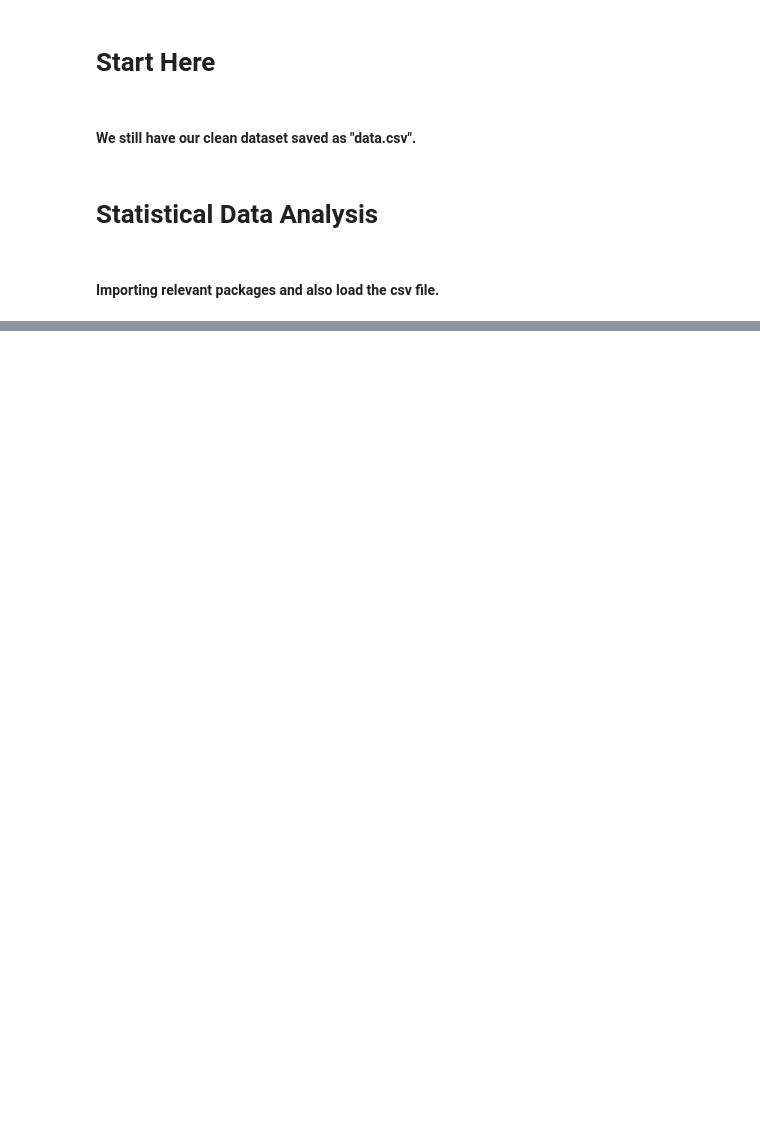
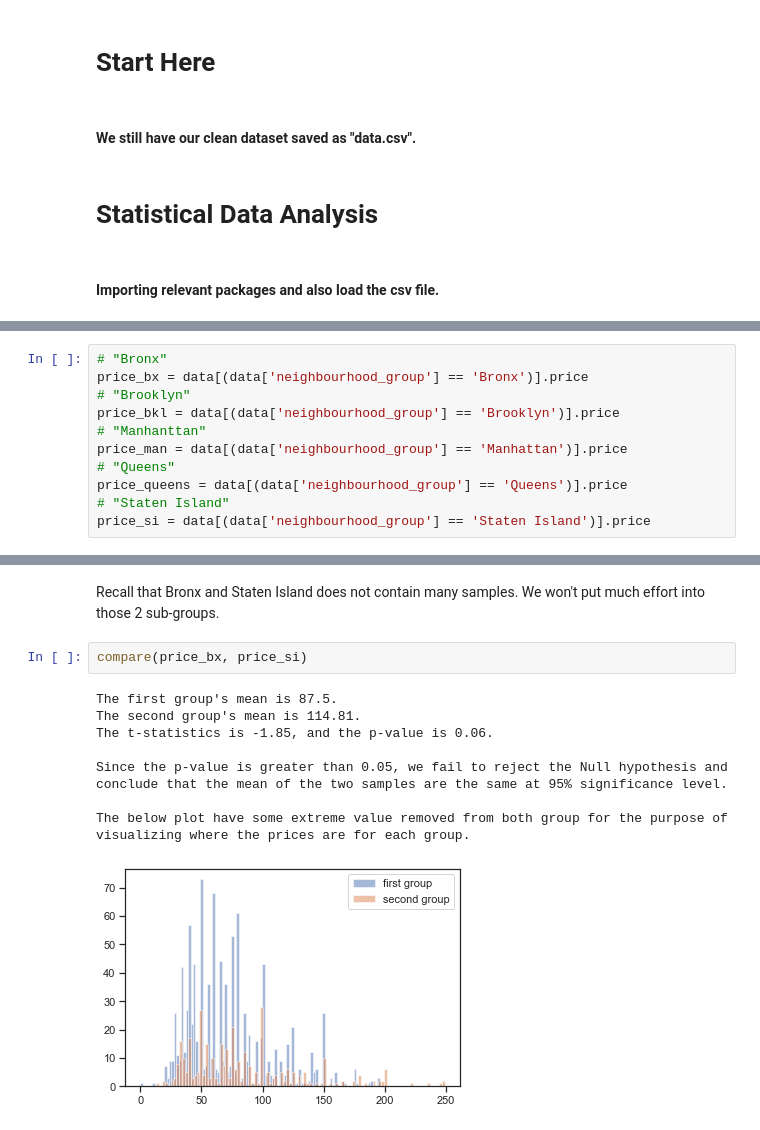
Before and after one commit to kinlongsun/Mini-Project-1, a Jupyter notebook: Capstone Project 1/CP1_Statistical Data Analysis.ipynb, the cells around one changed output, grey strips where cells are left out. Drawn from its saved outputs; the diff is of its cells as text; blank space fills up the shorter version.

```diff
--- a/Capstone Project 1/CP1_Statistical Data Analysis.ipynb
+++ b/Capstone Project 1/CP1_Statistical Data Analysis.ipynb
@@ -62,0 +102,11 @@ _ = sns.jointplot(data.price, data.number_of_reviews, kind="reg")
+# %%
+# "Bronx"
+price_bx = data[(data['neighbourhood_group'] == 'Bronx')].price
+# "Brooklyn"
+price_bkl = data[(data['neighbourhood_group'] == 'Brooklyn')].price
+# "Manhanttan"
+price_man = data[(data['neighbourhood_group'] == 'Manhattan')].price
+# "Queens"
+price_queens = data[(data['neighbourhood_group'] == 'Queens')].price
+# "Staten Island"
+price_si = data[(data['neighbourhood_group'] == 'Staten Island')].price
@@ -62,0 +119,13 @@ _ = sns.jointplot(data.price, data.number_of_reviews, kind="reg")
+# %% [markdown]
+Recall that Bronx and Staten Island does not contain many samples. We won't put much effort into those 2 sub-groups.
+# %%
+compare(price_bx, price_si)
+# %% [output]
+The first group's mean is 87.5.
+The second group's mean is 114.81.
+The t-statistics is -1.85, and the p-value is 0.06.
+
+Since the p-value is greater than 0.05, we fail to reject the Null hypothesis and conclude that the mean of the two samples are the same at 95% significance level.
+
+The below plot have some extreme value removed from both group for the purpose of visualizing where the prices are for each group.
+[figure, added]
```
Also changed, not shown: parts of 33 cells of this notebook.
